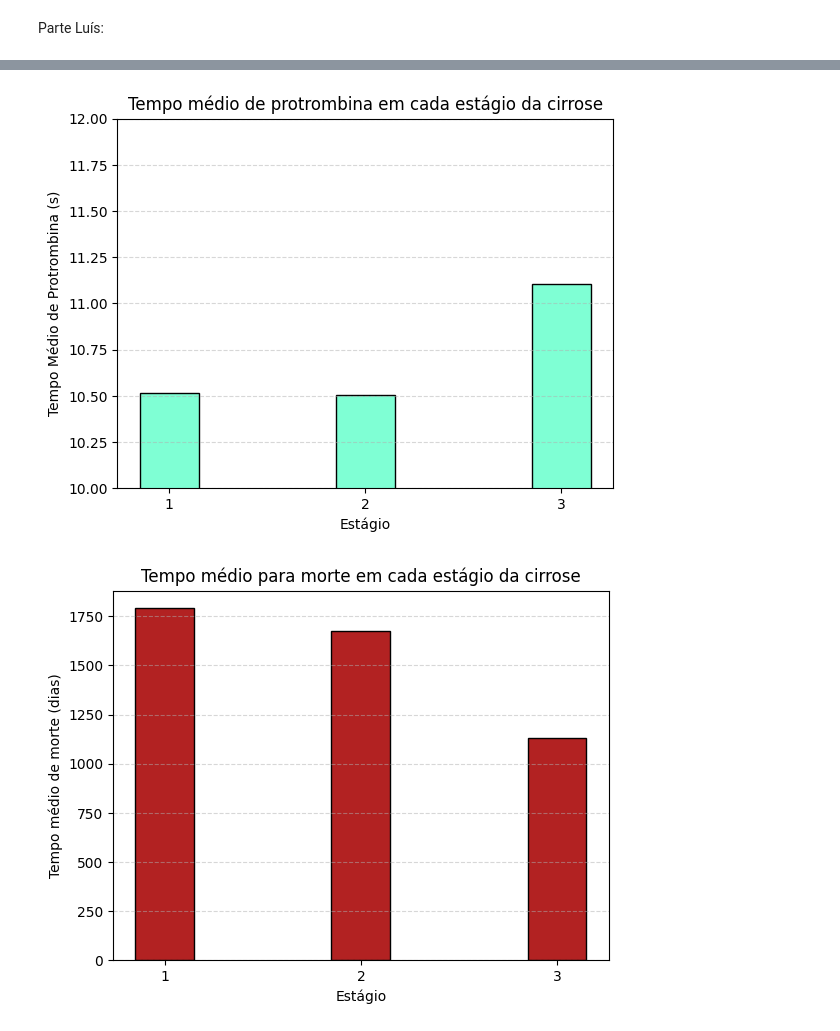
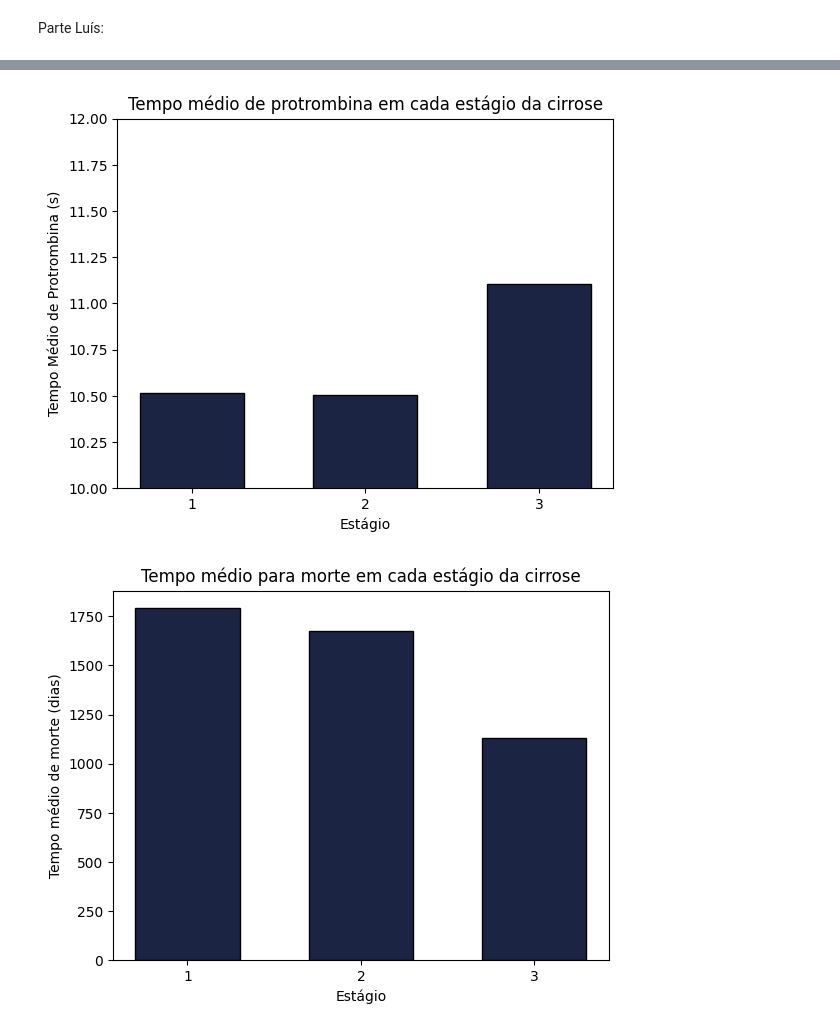
Before and after one commit to rodrigo0567/Cirrosifier-TRAINEES1, a Jupyter notebook: notebooks/eda_numericos.ipynb, the cells around one changed output, grey strips where cells are left out. Drawn from its saved outputs; the diff is of its cells as text; code cells hidden in the pictures.

Commit message:
fix palettes and add histograms

```diff
--- a/notebooks/eda_numericos.ipynb
+++ b/notebooks/eda_numericos.ipynb
@@ -747,31 +744,28 @@ plt.show()
 # Média do tempo de protrombina por estágio
 protValues = stage_means('Tempo_de_Protrombina(s)')
 
-plt.bar(stages, protValues, width=0.3, edgecolor='black', color='aquamarine')
+plt.bar(stages, protValues, width=0.6, edgecolor='black', color='#1b2442')
 plt.xlabel("Estágio")
 plt.ylabel("Tempo Médio de Protrombina (s)")
 plt.title("Tempo médio de protrombina em cada estágio da cirrose")
 plt.ylim(10, 12)
-plt.grid(axis='y', linestyle='--', alpha=0.5)
 
 plt.show()
 # %% [output]
-[figure, old version]
+[figure, new version]
 # %%
 # Tempo médio pra morte em cada estágio
 deathTime1 = df.loc[(df['Situação'] == 'Morte') & (df['Estágio'] == 1), 'Numero_dias'].mean()
 deathTime2 = df.loc[(df['Situação'] == 'Morte') & (df['Estágio'] == 2), 'Numero_dias'].mean()
 deathTime3 = df.loc[(df['Situação'] == 'Morte') & (df['Estágio'] == 3), 'Numero_dias'].mean()
 deathValues = [deathTime1, deathTime2, deathTime3]
 
 
-plt.bar(stages, deathValues, width=0.3, edgecolor='black', color='firebrick')
+plt.bar(stages, deathValues, width=0.6, edgecolor='black', color='#1b2442')
 plt.xlabel("Estágio")
 plt.ylabel("Tempo médio de morte (dias)")
 plt.title("Tempo médio para morte em cada estágio da cirrose")
-plt.ylim()
-plt.grid(axis='y', linestyle='--', alpha=0.5)
 
 plt.show()
 # %% [output]
-[figure, old version]
+[figure, new version]
```
Also changed, not shown: parts of 14 cells of this notebook.
